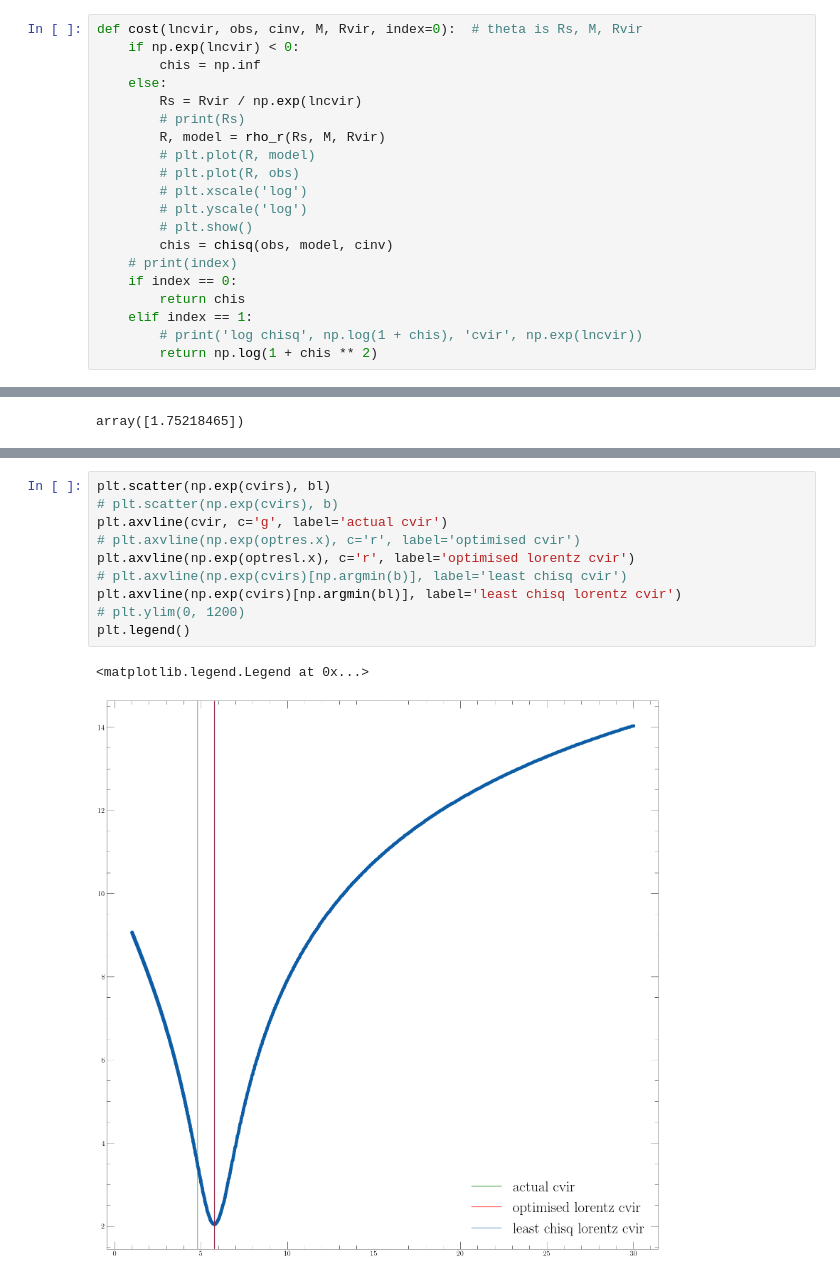
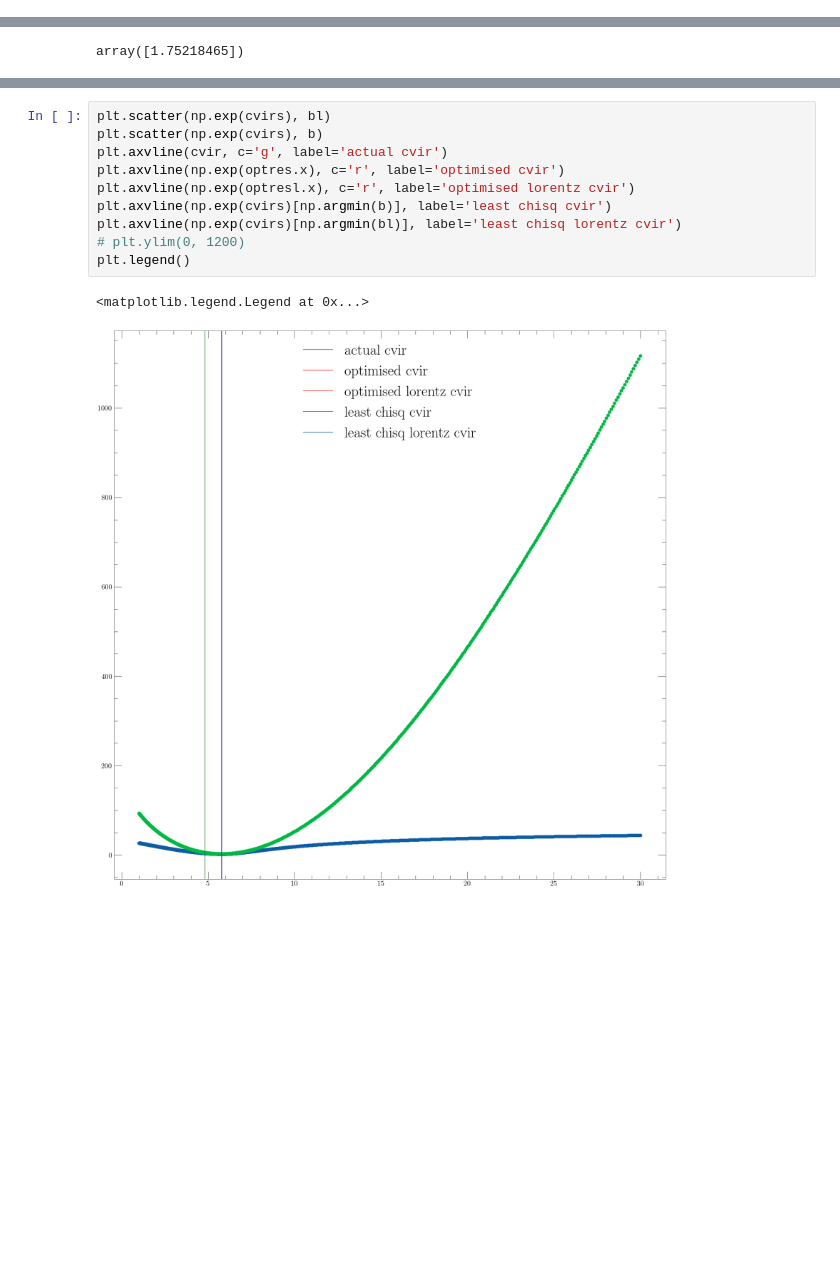
Before and after one commit to Nikhil0504/Simulations, a Jupyter notebook: Bolshoi/best_fit_guess.ipynb, the cells around one changed output, grey strips where cells are left out. Cells and saved outputs as stored; diff of their text form; blank space fills up the shorter version.

```diff
--- a/Bolshoi/best_fit_guess.ipynb
+++ b/Bolshoi/best_fit_guess.ipynb
@@ -38,26 +38,6 @@ np.log10(M), obs
         5.75625583e+13, 3.11987535e+13, 1.54745066e+13, 8.16130283e+12]))
 # %%
 c_inv = cinv(obs)
-# %%
-def cost(lncvir, obs, cinv, M, Rvir, index=0):  # theta is Rs, M, Rvir
-    if np.exp(lncvir) < 0:
-        chis = np.inf
-    else:
-        Rs = Rvir / np.exp(lncvir)
-        # print(Rs)
-        R, model = rho_r(Rs, M, Rvir)
-        # plt.plot(R, model)
-        # plt.plot(R, obs)
-        # plt.xscale('log')
-        # plt.yscale('log')
-        # plt.show()
-        chis = chisq(obs, model, cinv)
-    # print(index)
-    if index == 0:
-        return chis
-    elif index == 1:
-        # print('log chisq', np.log(1 + chis), 'cvir', np.exp(lncvir))
-        return np.log(1 + chis ** 2)
 # %%
 cvirs = np.linspace(np.log(1), np.log(30), 1000)
 # cvirs = [np.log(cvir)]
@@ -96,13 +90,13 @@ array([5.76518432])
 # %%
 plt.scatter(np.exp(cvirs), bl)
-# plt.scatter(np.exp(cvirs), b)
+plt.scatter(np.exp(cvirs), b)
 plt.axvline(cvir, c='g', label='actual cvir')
-# plt.axvline(np.exp(optres.x), c='r', label='optimised cvir')
+plt.axvline(np.exp(optres.x), c='r', label='optimised cvir')
 plt.axvline(np.exp(optresl.x), c='r', label='optimised lorentz cvir')
-# plt.axvline(np.exp(cvirs)[np.argmin(b)], label='least chisq cvir')
+plt.axvline(np.exp(cvirs)[np.argmin(b)], label='least chisq cvir')
 plt.axvline(np.exp(cvirs)[np.argmin(bl)], label='least chisq lorentz cvir')
 # plt.ylim(0, 1200)
 plt.legend()
 # %% [output]
 <matplotlib.legend.Legend at 0x...>
-[figure, old version]
+[figure, new version]
```
Also changed, not shown: parts of 5 cells of this notebook.
